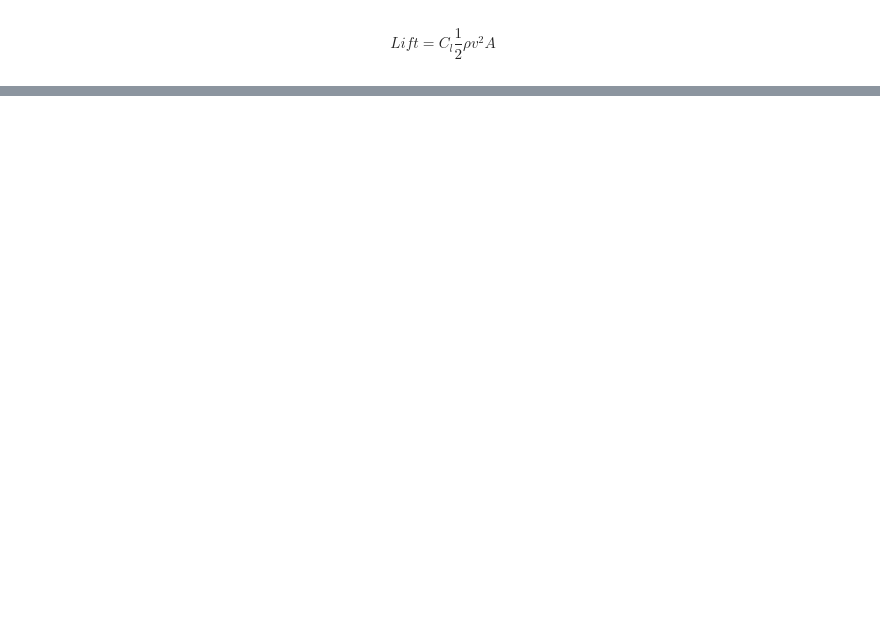
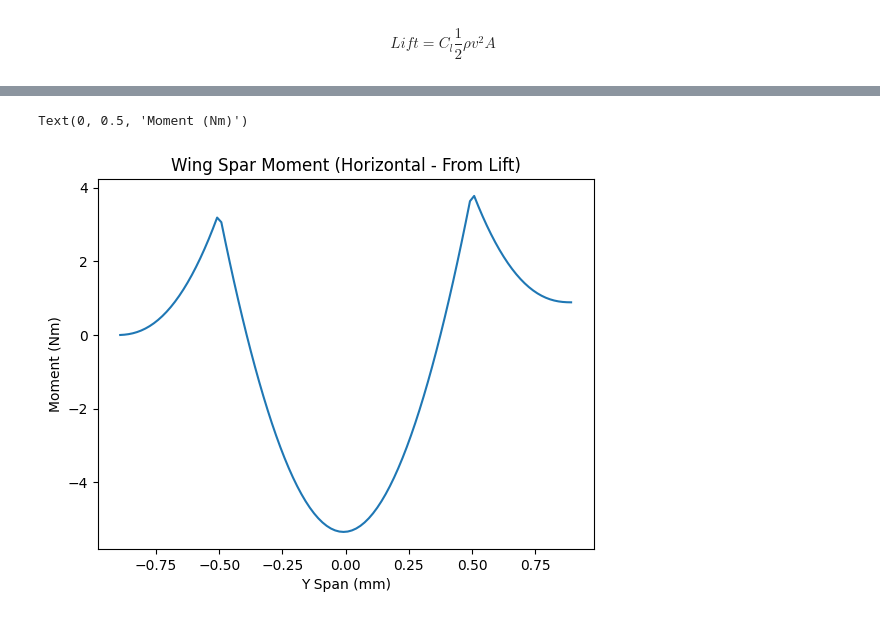
Before and after one commit to ubcuas/Aircraft-Scripts-2023, a Jupyter notebook: Beam_bending_Python/main.ipynb, the cells around one changed output, grey strips where cells are left out. Saved outputs shown, nothing was run; the diff lists cells and outputs as text; code cells hidden in the pictures; blank space fills up the shorter version.

```diff
--- a/Beam_bending_Python/main.ipynb
+++ b/Beam_bending_Python/main.ipynb
@@ -37,0 +131,11 @@ plt.plot(df['y_span'],df['lift'])
+# %%
+moment1a = integrate.cumulative_trapezoid(shear,wing['y_span'],initial = 0)
+
+plt.plot(wing['y_span'],moment1a)
+
+plt.title("Wing Spar Moment (Horizontal - From Lift)")
+plt.xlabel("Y Span (mm)")
+plt.ylabel("Moment (Nm)")
+# %% [output]
+Text(0, 0.5, 'Moment (Nm)')
+[figure, added]
```
Also changed, not shown: parts of 19 cells of this notebook, 4 other files.
